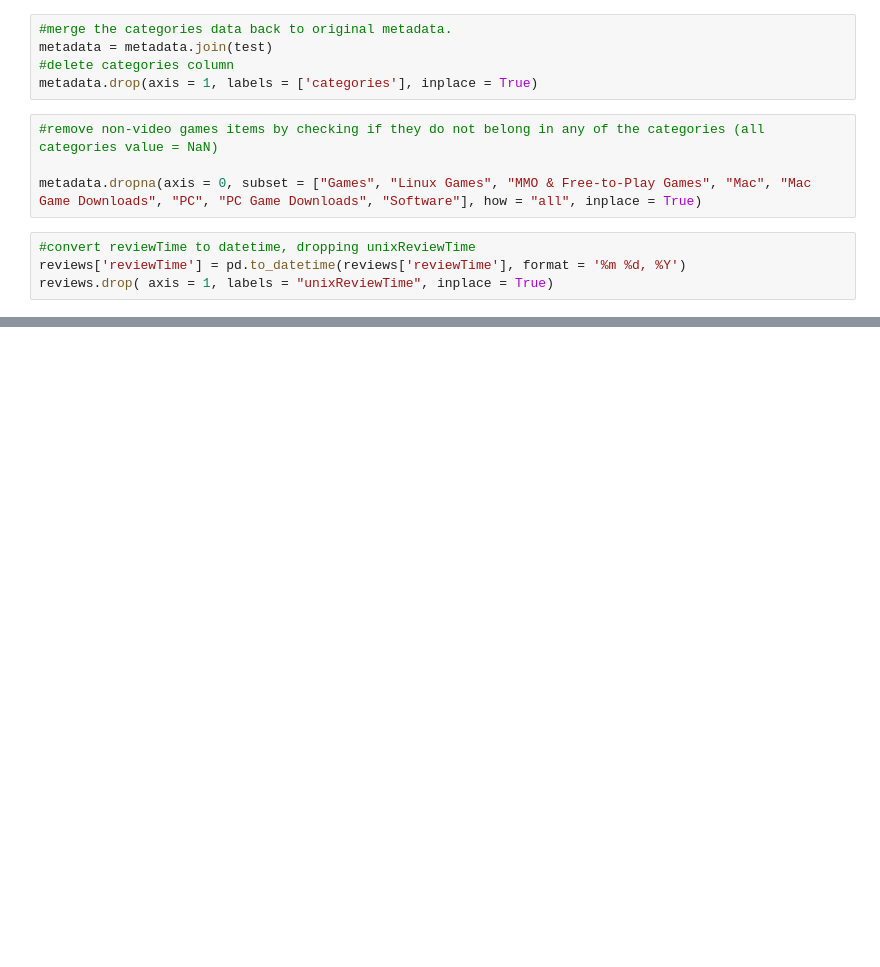
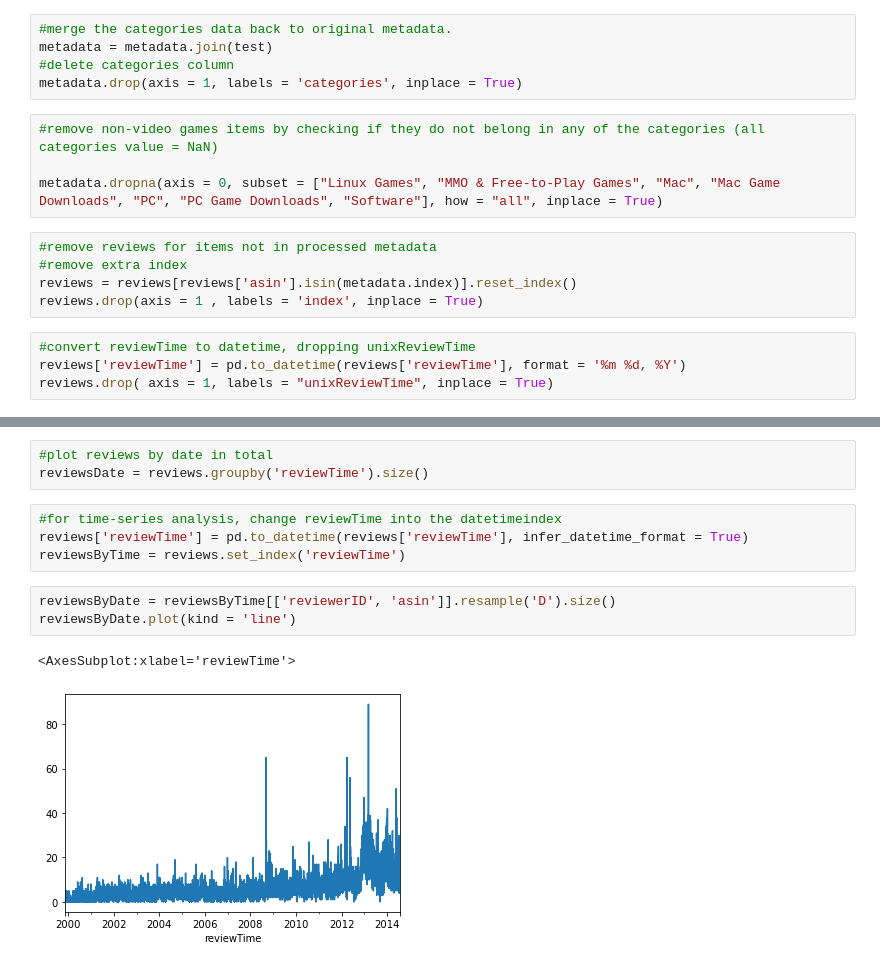
Before and after one commit to HuskYzPinto/AmazonData, a Jupyter notebook: Assets/assignmentPartOne.ipynb, the cells around one changed output, grey strips where cells are left out. Saved outputs shown, nothing was run; the diff lists cells and outputs as text; blank space fills up the shorter version.

```diff
--- a/Assets/assignmentPartOne.ipynb
+++ b/Assets/assignmentPartOne.ipynb
@@ -147,11 +153,16 @@ test = test['categories']
 #merge the categories data back to original metadata.
 metadata = metadata.join(test)
 #delete categories column
-metadata.drop(axis = 1, labels = ['categories'], inplace = True)
+metadata.drop(axis = 1, labels = 'categories', inplace = True)
 # %%
 #remove non-video games items by checking if they do not belong in any of the categories (all categories value = NaN)
 
-metadata.dropna(axis = 0, subset = ["Games", "Linux Games", "MMO & Free-to-Play Games", "Mac", "Mac Game Downloads", "PC", "PC Game Downloads", "Software"], how = "all", inplace = True)
+metadata.dropna(axis = 0, subset = ["Linux Games", "MMO & Free-to-Play Games", "Mac", "Mac Game Downloads", "PC", "PC Game Downloads", "Software"], how = "all", inplace = True)
+# %%
+#remove reviews for items not in processed metadata
+#remove extra index
+reviews = reviews[reviews['asin'].isin(metadata.index)].reset_index()
+reviews.drop(axis = 1 , labels = 'index', inplace = True)
 # %%
 #convert reviewTime to datetime, dropping unixReviewTime
 reviews['reviewTime'] = pd.to_datetime(reviews['reviewTime'], format = '%m %d, %Y')
@@ -203,0 +293,13 @@ reviews.head(10)
+# %%
+#plot reviews by date in total
+reviewsDate = reviews.groupby('reviewTime').size()
+# %%
+#for time-series analysis, change reviewTime into the datetimeindex
+reviews['reviewTime'] = pd.to_datetime(reviews['reviewTime'], infer_datetime_format = True)
+reviewsByTime = reviews.set_index('reviewTime')
+# %%
+reviewsByDate = reviewsByTime[['reviewerID', 'asin']].resample('D').size()
+reviewsByDate.plot(kind = 'line')
+# %% [output]
+<AxesSubplot:xlabel='reviewTime'>
+[figure, added]
```
Also changed, not shown: parts of 32 cells of this notebook, 25 other files.
